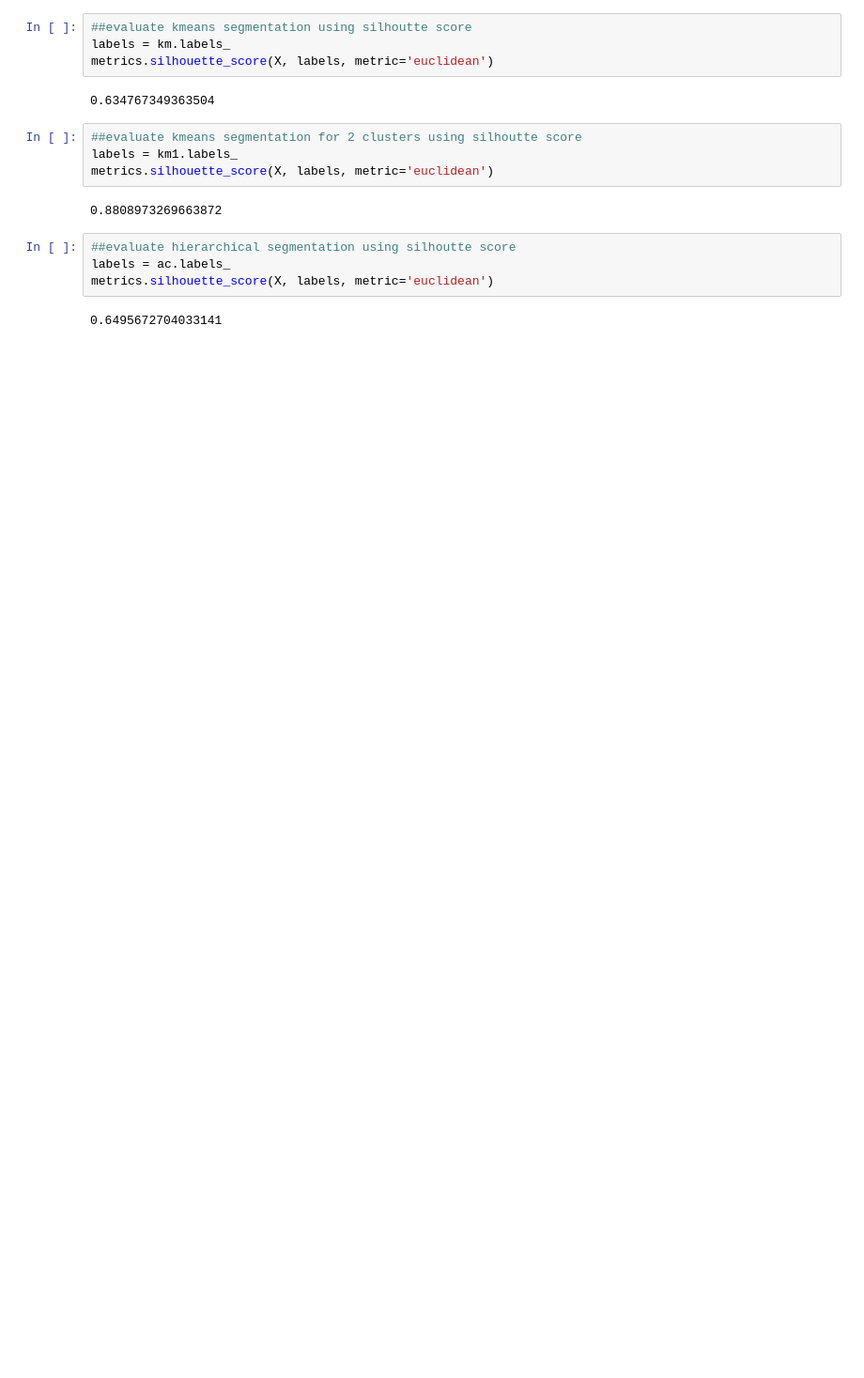
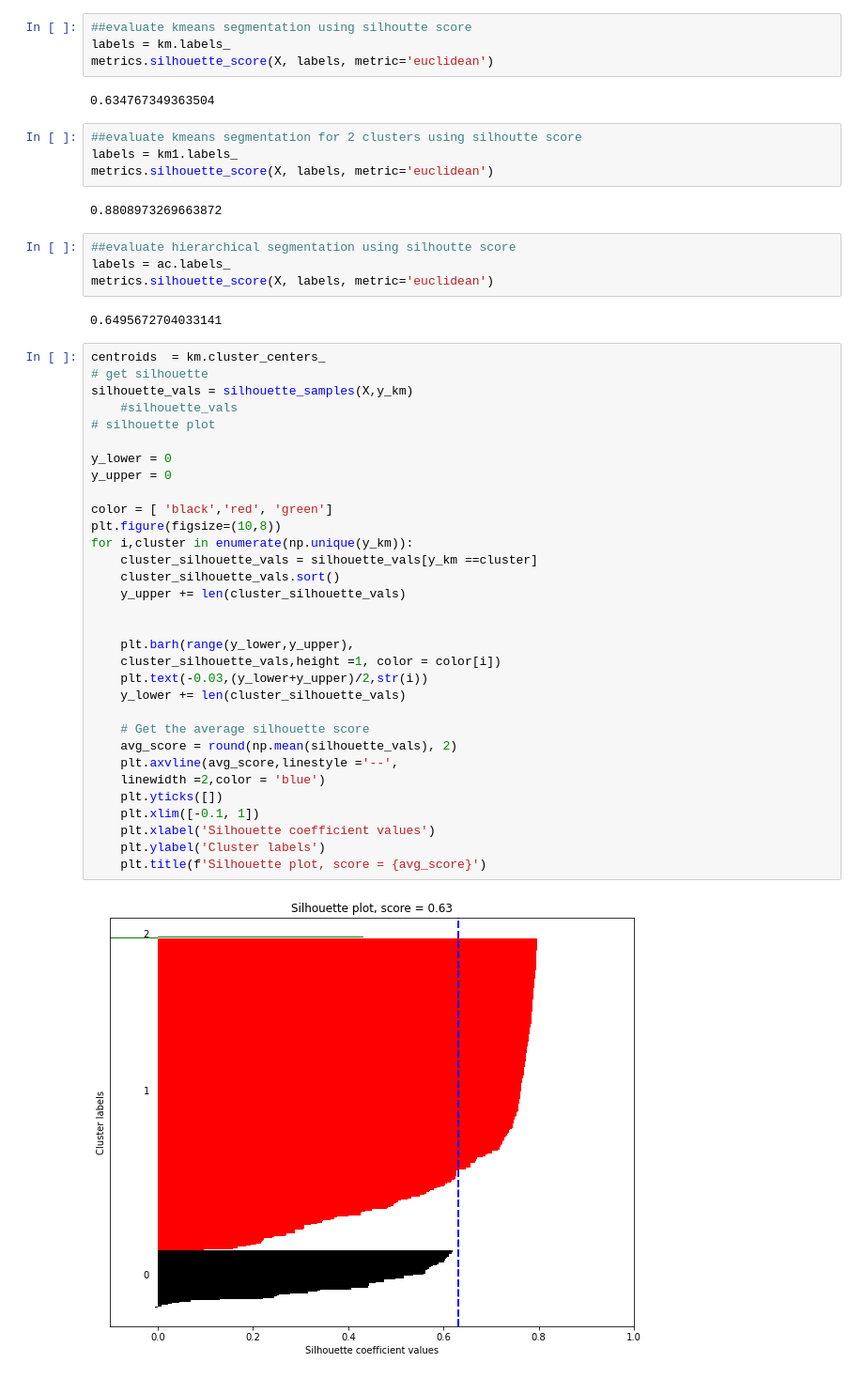
Before and after one commit to Oyenike-Nwanebu/Mid-term-Project, a Jupyter notebook: modeling-covid-and-beds.ipynb, the cells around one changed output. Shown at 94% size. Drawn from its saved outputs; the diff is of its cells as text; blank space fills up the shorter version.

```diff
--- a/modeling-covid-and-beds.ipynb
+++ b/modeling-covid-and-beds.ipynb
@@ -439,3 +447,37 @@ labels = ac.labels_
 metrics.silhouette_score(X, labels, metric='euclidean')
 # %% [output]
 0.6495672704033141
+# %%
+centroids  = km.cluster_centers_
+# get silhouette
+silhouette_vals = silhouette_samples(X,y_km)
+    #silhouette_vals
+# silhouette plot
+
+y_lower = 0
+y_upper = 0
+
+color = [ 'black','red', 'green']
+plt.figure(figsize=(10,8))
+for i,cluster in enumerate(np.unique(y_km)):
+    cluster_silhouette_vals = silhouette_vals[y_km ==cluster]
+    cluster_silhouette_vals.sort()
+    y_upper += len(cluster_silhouette_vals)
+
+
+    plt.barh(range(y_lower,y_upper),
+    cluster_silhouette_vals,height =1, color = color[i])
+    plt.text(-0.03,(y_lower+y_upper)/2,str(i))
+    y_lower += len(cluster_silhouette_vals)
+
+    # Get the average silhouette score
+    avg_score = round(np.mean(silhouette_vals), 2)
+    plt.axvline(avg_score,linestyle ='--',
+    linewidth =2,color = 'blue')
+    plt.yticks([])
+    plt.xlim([-0.1, 1])
+    plt.xlabel('Silhouette coefficient values')
+    plt.ylabel('Cluster labels')
+    plt.title(f'Silhouette plot, score = {avg_score}')
+# %% [output]
+[figure, added]
```
Also changed, not shown: parts of 5 cells of this notebook.
